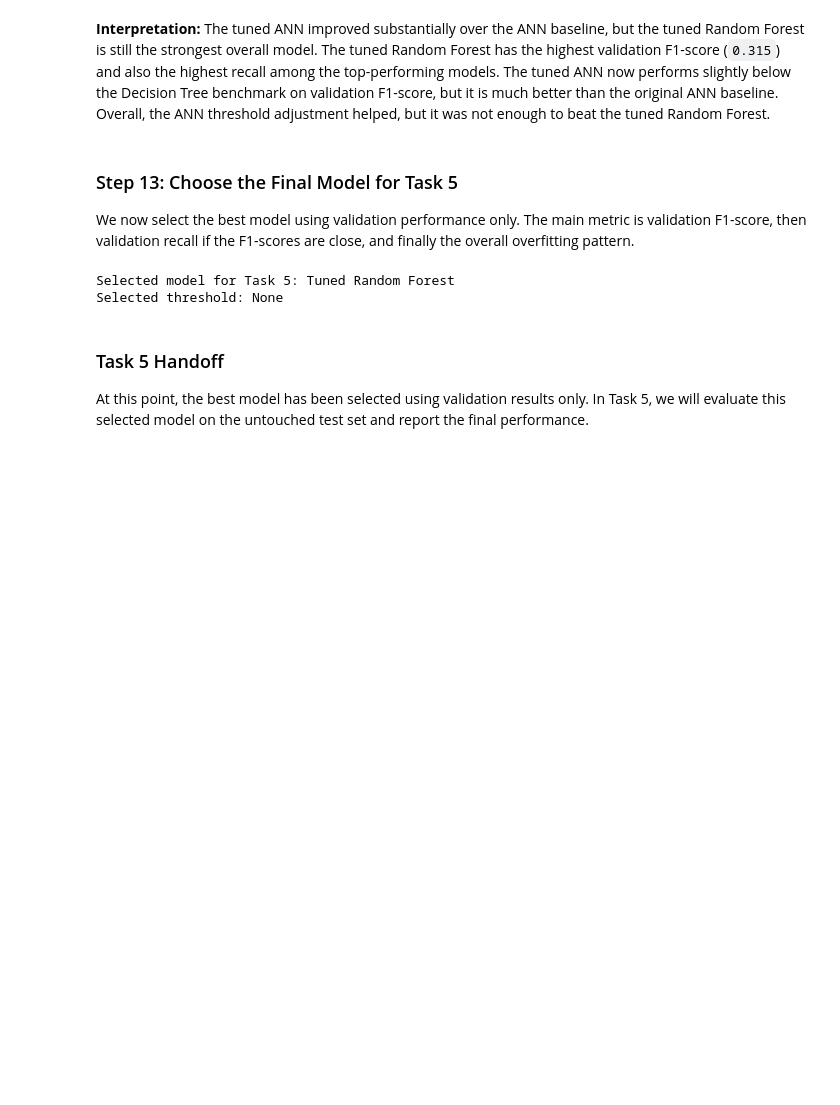
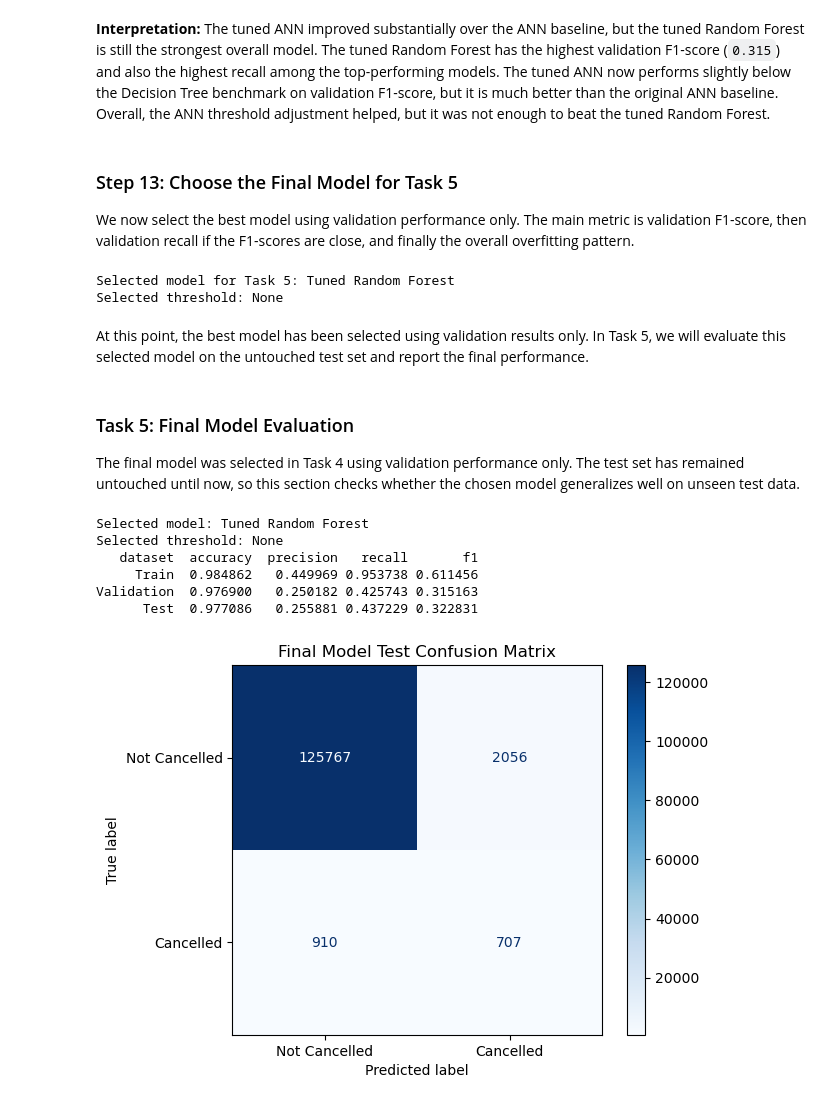
Before and after one commit to Abiali1210/DSAI_Project, a Jupyter notebook: COSC202_Project_notebook.ipynb, the cells around one changed output. Saved outputs shown, nothing was run; the diff lists cells and outputs as text; code cells hidden in the pictures; blank space fills up the shorter version.

Commit message:
Task 5

```diff
--- a/COSC202_Project_notebook.ipynb
+++ b/COSC202_Project_notebook.ipynb
@@ -2029,6 +2030,73 @@ print('Selected threshold:', selected_threshold)
 Selected model for Task 5: Tuned Random Forest
 Selected threshold: None
 # %% [markdown]
-### Task 5 Handoff
-
 At this point, the best model has been selected using validation results only. In Task 5, we will evaluate this selected model on the untouched test set and report the final performance.
+# %% [markdown]
+### Task 5: Final Model Evaluation
+
+The final model was selected in Task 4 using validation performance only. The test set has remained untouched until now, so this section checks whether the chosen model generalizes well on unseen test data.
+# %%
+# Evaluate the selected final model on the untouched test set and summarize train, validation, and test performance
+selected_metrics_row = tuned_model_comparison_df[tuned_model_comparison_df['model'] == selected_model_name].iloc[0]
+
+# Generate predictions on test set based on type of model selected
+if 'ANN' in selected_model_name:
+    test_prob = selected_model.predict(X_test_ann, verbose=0).ravel()
+    test_pred = (test_prob >= selected_threshold).astype(int)
+else:
+    test_pred = selected_model.predict(X_test_rf)
+
+# Calculate test metrics
+test_accuracy = accuracy_score(y_test, test_pred)
+test_precision = precision_score(y_test, test_pred, zero_division=0)
+test_recall = recall_score(y_test, test_pred, zero_division=0)
+test_f1 = f1_score(y_test, test_pred, zero_division=0)
+
+# Store test metrics in a dictionary
+test_result = {
+    'dataset': 'Test',
+    'accuracy': test_accuracy,
+    'precision': test_precision,
+    'recall': test_recall,
+    'f1': test_f1
+}
+
+# Store train metrics in a dictionary
+train_result = {
+    'dataset': 'Train',
+    'accuracy': selected_metrics_row['train_accuracy'],
+    'precision': selected_metrics_row['train_precision'],
+    'recall': selected_metrics_row['train_recall'],
+    'f1': selected_metrics_row['train_f1']
+}
+
+# Store validation metrics in a dictionary
+validation_result = {
+    'dataset': 'Validation',
+    'accuracy': selected_metrics_row['val_accuracy'],
+    'precision': selected_metrics_row['val_precision'],
+    'recall': selected_metrics_row['val_recall'],
+    'f1': selected_metrics_row['val_f1']
+}
+
+# Create a DataFrame to store the final results for train, validation, and test sets for the selected model
+final_results_df = pd.DataFrame([train_result, validation_result, test_result])
+
+print('Selected model:', selected_model_name)
+print('Selected threshold:', selected_threshold)
+print(final_results_df.to_string(index=False))
+# %% [output]
+Selected model: Tuned Random Forest
+Selected threshold: None
+   dataset  accuracy  precision   recall       f1
+     Train  0.984862   0.449969 0.953738 0.611456
+Validation  0.976900   0.250182 0.425743 0.315163
+      Test  0.977086   0.255881 0.437229 0.322831
+# %%
+# Show the confusion matrix for the test set only
+cm_test = confusion_matrix(y_test, test_pred)
+ConfusionMatrixDisplay(cm_test, display_labels=['Not Cancelled', 'Cancelled']).plot(cmap='Blues')
+plt.title('Final Model Test Confusion Matrix')
+plt.show()
+# %% [output]
+[figure, added]
```
Also changed, not shown: parts of 3 cells of this notebook.
